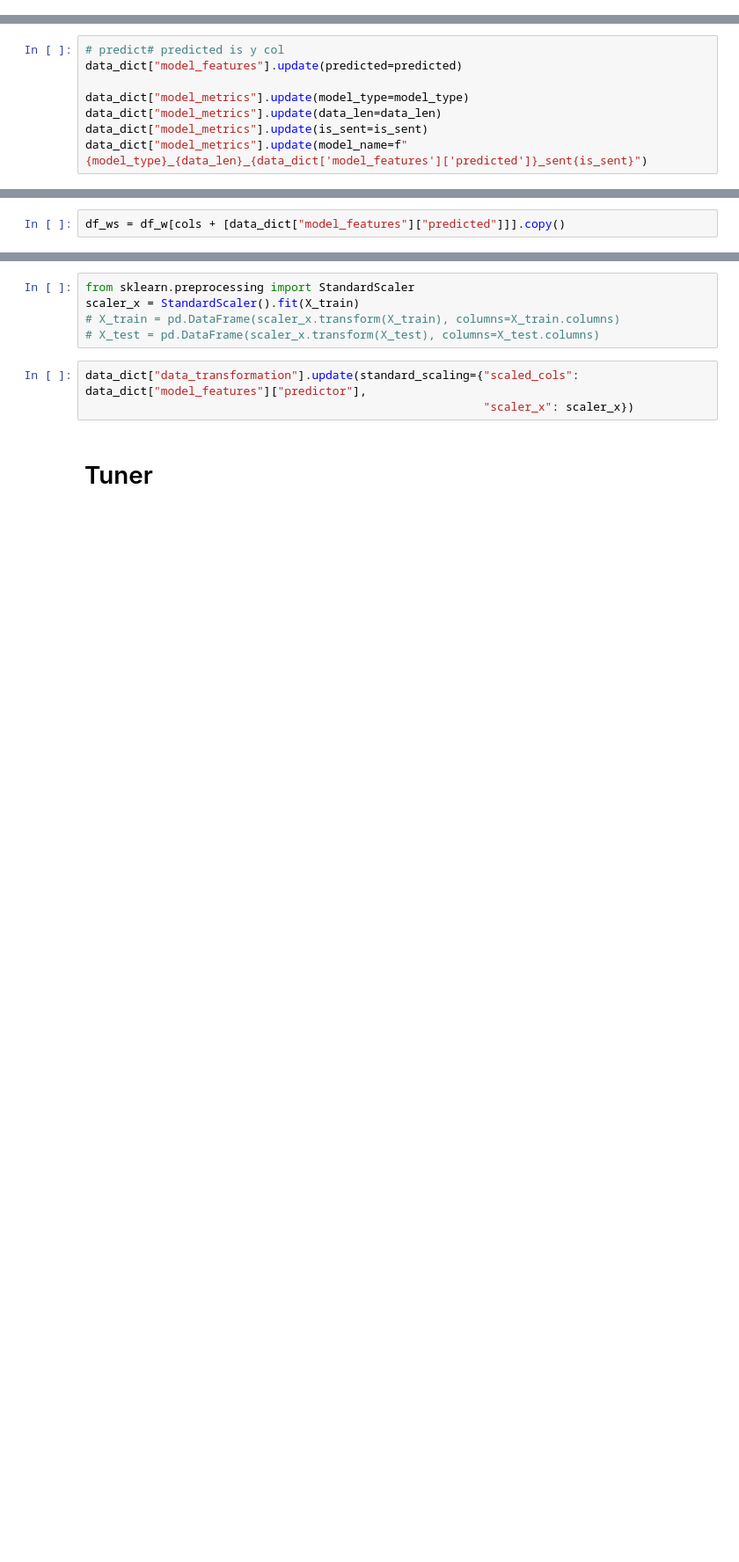
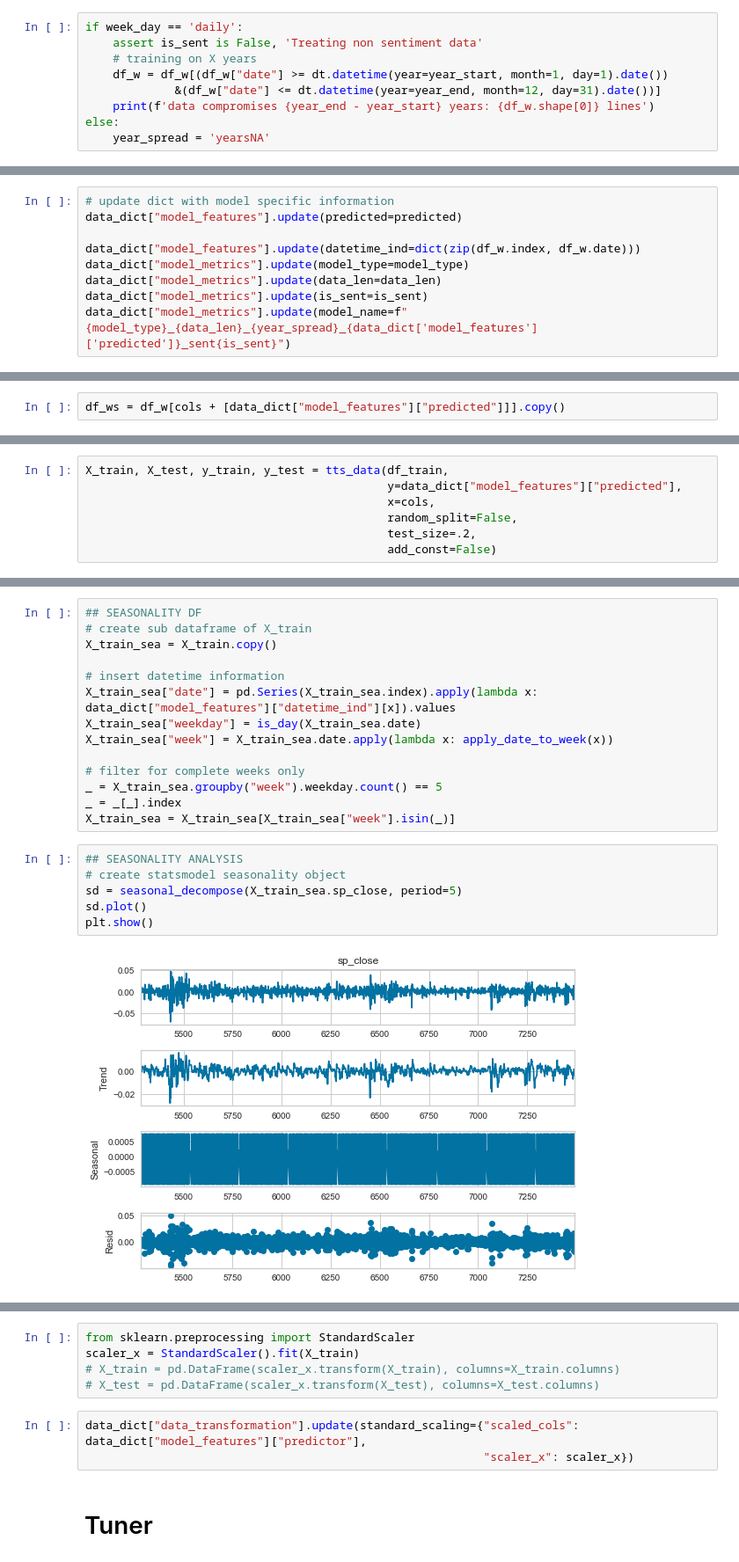
Before and after one commit to lukasgrahl/bachelor, a Jupyter notebook: notebooks/3.2-lgbm_model.ipynb, the cells around one changed output, grey strips where cells are left out. Shown at 88% size. Saved outputs shown, nothing was run; the diff lists cells and outputs as text; blank space fills up the shorter version.

```diff
--- a/notebooks/3.2-lgbm_model.ipynb
+++ b/notebooks/3.2-lgbm_model.ipynb
@@ -33,0 +35,9 @@ if week_day == 'daily':
+# %%
+if week_day == 'daily':
+    assert is_sent is False, 'Treating non sentiment data'
+    # training on X years
+    df_w = df_w[(df_w["date"] >= dt.datetime(year=year_start, month=1, day=1).date())
+             &(df_w["date"] <= dt.datetime(year=year_end, month=12, day=31).date())]
+    print(f'data compromises {year_end - year_start} years: {df_w.shape[0]} lines')
+else:
+    year_spread = 'yearsNA'
@@ -34,9 +46,10 @@ if week_day == 'daily':
 # %%
-# predict# predicted is y col
+# update dict with model specific information
 data_dict["model_features"].update(predicted=predicted)
 
+data_dict["model_features"].update(datetime_ind=dict(zip(df_w.index, df_w.date)))
 data_dict["model_metrics"].update(model_type=model_type)
 data_dict["model_metrics"].update(data_len=data_len)
 data_dict["model_metrics"].update(is_sent=is_sent)
-data_dict["model_metrics"].update(model_name=f"{model_type}_{data_len}_{data_dict['model_features']['predicted']}_sent{is_sent}")
+data_dict["model_metrics"].update(model_name=f"{model_type}_{data_len}_{year_spread}_{data_dict['model_features']['predicted']}_sent{is_sent}")
 # %% [markdown]
@@ -78,0 +112,7 @@ df_ws = df_w[cols + [data_dict["model_features"]["predicted"]]].copy()
+# %%
+X_train, X_test, y_train, y_test = tts_data(df_train,
+                                            y=data_dict["model_features"]["predicted"],
+                                            x=cols,
+                                            random_split=False,
+                                            test_size=.2,
+                                            add_const=False)
@@ -78,0 +123,22 @@ df_ws = df_w[cols + [data_dict["model_features"]["predicted"]]].copy()
+# %%
+## SEASONALITY DF
+# create sub dataframe of X_train
+X_train_sea = X_train.copy()
+
+# insert datetime information
+X_train_sea["date"] = pd.Series(X_train_sea.index).apply(lambda x: data_dict["model_features"]["datetime_ind"][x]).values
+X_train_sea["weekday"] = is_day(X_train_sea.date)
+X_train_sea["week"] = X_train_sea.date.apply(lambda x: apply_date_to_week(x))
+
+# filter for complete weeks only
+_ = X_train_sea.groupby("week").weekday.count() == 5
+_ = _[_].index
+X_train_sea = X_train_sea[X_train_sea["week"].isin(_)]
+# %%
+## SEASONALITY ANALYSIS
+# create statsmodel seasonality object
+sd = seasonal_decompose(X_train_sea.sp_close, period=5)
+sd.plot()
+plt.show()
+# %% [output]
+[figure, added]
```
Also changed, not shown: parts of 38 cells of this notebook, 8 other files.
